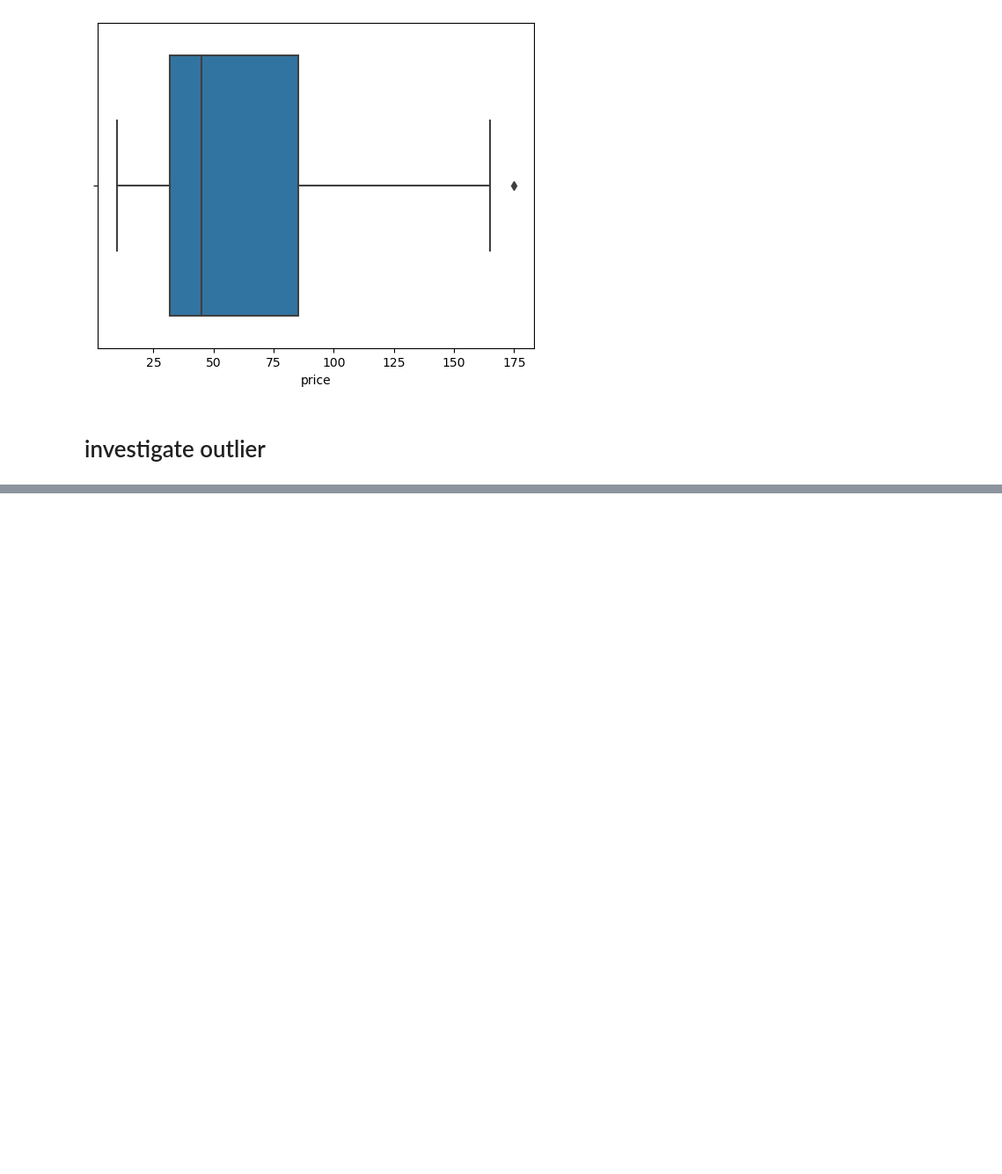
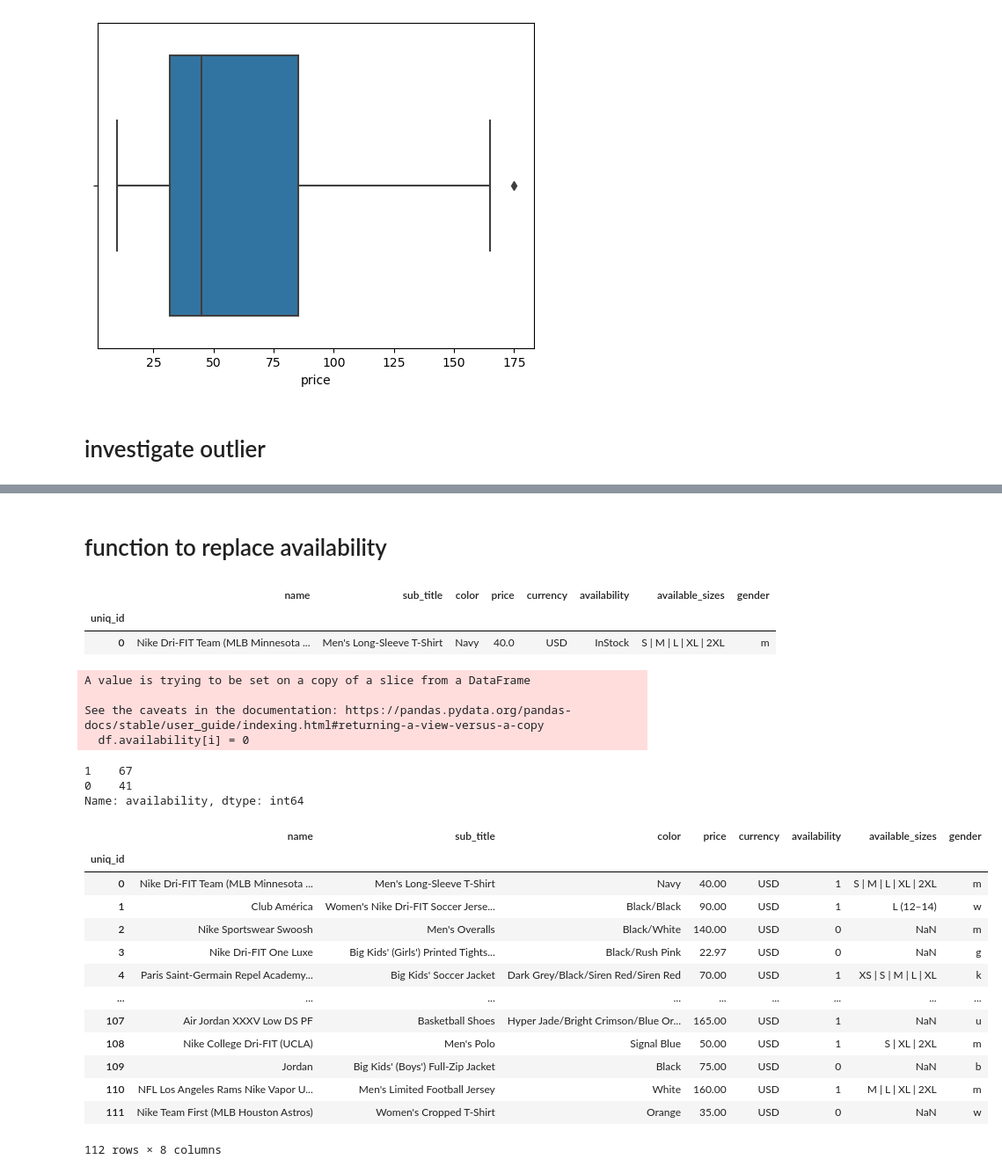
Before and after one commit to brandontnavarrete/tableau-visuals, a Jupyter notebook: nike_working.ipynb, the cells around one changed output, grey strips where cells are left out. Shown at 88% size. Saved outputs shown, nothing was run; the diff lists cells and outputs as text; code cells hidden in the pictures; blank space fills up the shorter version.

```diff
--- a/nike_working.ipynb
+++ b/nike_working.ipynb
@@ -157,0 +158,6 @@ TypeError: 'value' must be an instance of str or bytes, not a int
+# %%
+df = df.drop(columns = ['sex','brand','model'])
+# %%
+df = df.set_index(df.uniq_id)
+# %%
+df = df.drop(columns = ['uniq_id'])
@@ -157,0 +166,45 @@ TypeError: 'value' must be an instance of str or bytes, not a int
+# %% [markdown]
+# function to replace availability
+# %%
+df.head(1)
+# %% [output]
+|  | name | sub_title | color | price | currency | availability | available_sizes | gender |
+| uniq_id |  |  |  |  |  |  |  |  |
+| 0 | Nike Dri-FIT Team (MLB Minnesota ... | Men's Long-Sleeve T-Shirt | Navy | 40.0 | USD | InStock | S | M | L | XL | 2XL | m |
+# %%
+# iterate over each value in the series and replace "InStock" with 1 and "OutStock" with 0
+for i in range(len(df.availability)):
+    if df.availability[i] == "InStock":
+        df.availability[i] = 1
+    elif df.availability[i] == "OutOfStock":
+        df.availability[i] = 0
+    elif df.availability[i] == "OutOfStock":
+        df.availability[i] = 0
+# %% [output]
+A value is trying to be set on a copy of a slice from a DataFrame
+
+See the caveats in the documentation: https://pandas.pydata.org/pandas-docs/stable/user_guide/indexing.html#returning-a-view-versus-a-copy
+  df.availability[i] = 0
+# %%
+df.availability.value_counts()
+# %% [output]
+1    67
+0    41
+Name: availability, dtype: int64
+# %%
+df
+# %% [output]
+|  | name | sub_title | color | price | currency | availability | available_sizes | gender |
+| uniq_id |  |  |  |  |  |  |  |  |
+| 0 | Nike Dri-FIT Team (MLB Minnesota ... | Men's Long-Sleeve T-Shirt | Navy | 40.00 | USD | 1 | S | M | L | XL | 2XL | m |
+| 1 | Club América | Women's Nike Dri-FIT Soccer Jerse... | Black/Black | 90.00 | USD | 1 | L (12–14) | w |
+| 2 | Nike Sportswear Swoosh | Men's Overalls | Black/White | 140.00 | USD | 0 | NaN | m |
+| 3 | Nike Dri-FIT One Luxe | Big Kids' (Girls') Printed Tights... | Black/Rush Pink | 22.97 | USD | 0 | NaN | g |
+| 4 | Paris Saint-Germain Repel Academy... | Big Kids' Soccer Jacket | Dark Grey/Black/Siren Red/Siren Red | 70.00 | USD | 1 | XS | S | M | L | XL | k |
+| ... | ... | ... | ... | ... | ... | ... | ... | ... |
+| 107 | Air Jordan XXXV Low DS PF | Basketball Shoes | Hyper Jade/Bright Crimson/Blue Or... | 165.00 | USD | 1 | NaN | u |
+| 108 | Nike College Dri-FIT (UCLA) | Men's Polo | Signal Blue | 50.00 | USD | 1 | S | XL | 2XL | m |
+| 109 | Jordan | Big Kids' (Boys') Full-Zip Jacket | Black | 75.00 | USD | 0 | NaN | b |
+| 110 | NFL Los Angeles Rams Nike Vapor U... | Men's Limited Football Jersey | White | 160.00 | USD | 1 | M | L | XL | 2XL | m |
+| 111 | Nike Team First (MLB Houston Astros) | Women's Cropped T-Shirt | Orange | 35.00 | USD | 0 | NaN | w |
+112 rows × 8 columns
```
Also changed, not shown: parts of 7 cells of this notebook.
